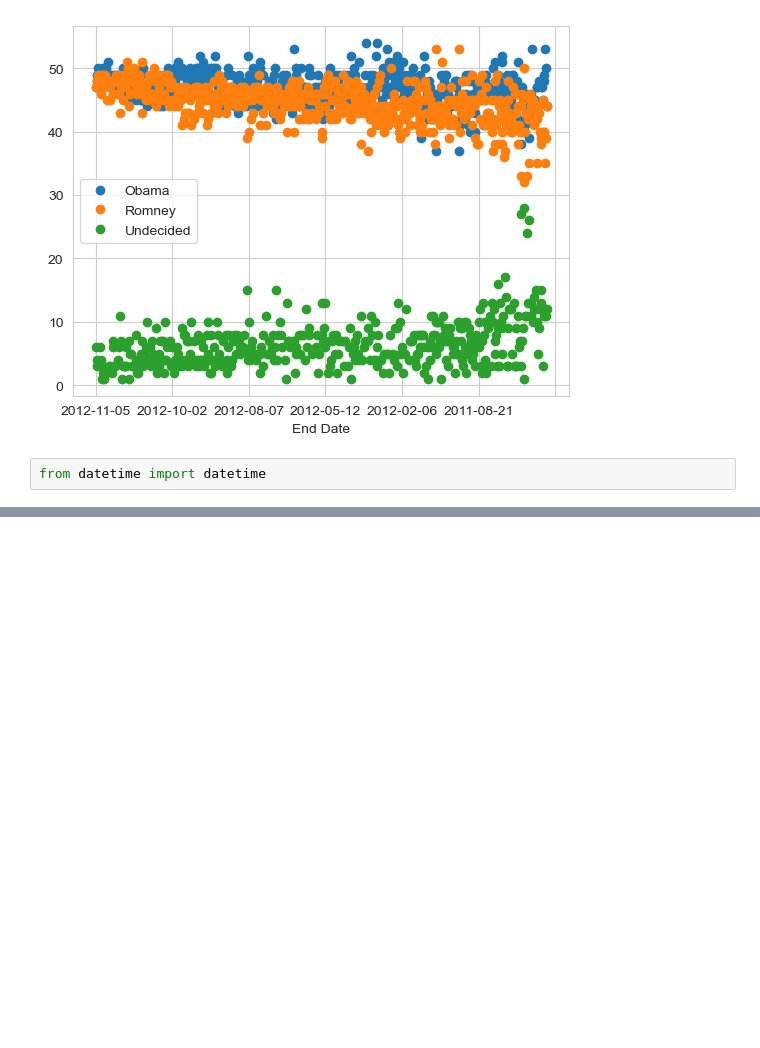
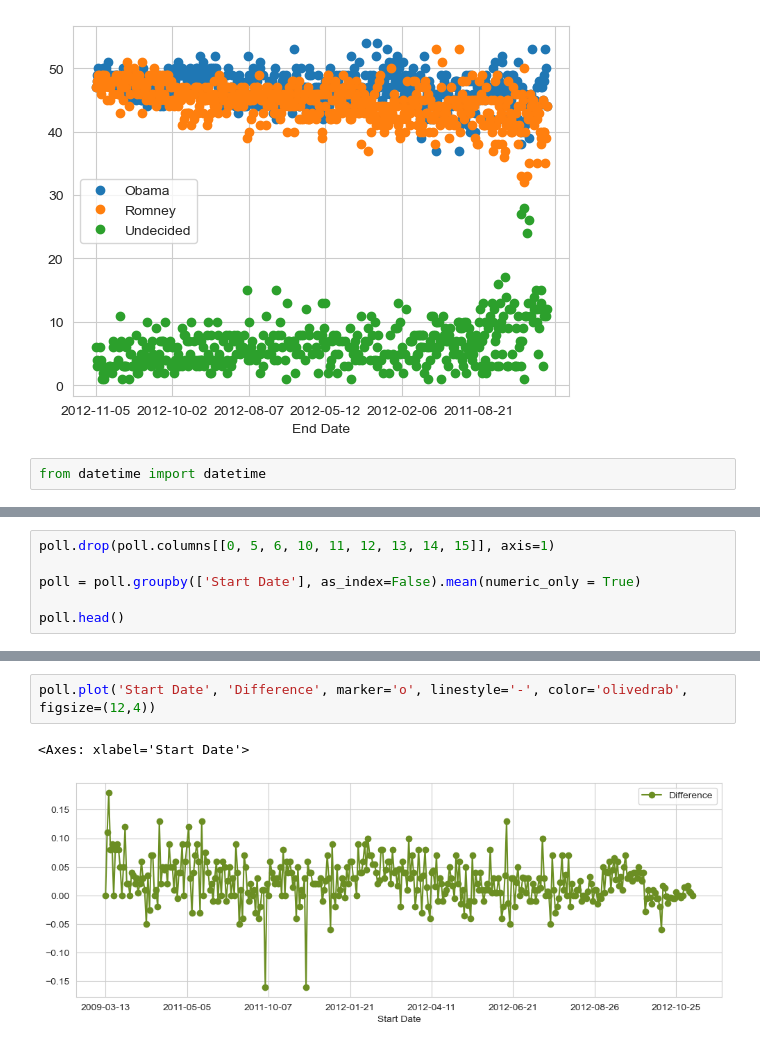
Before and after one commit to MohammedUsman-hub/Election-Analysis, a Jupyter notebook: ElectionAnalysis.ipynb, the cells around one changed output, grey strips where cells are left out. Drawn from its saved outputs; the diff is of its cells as text; blank space fills up the shorter version.

Commit message:
plotting start date and difference

```diff
--- a/ElectionAnalysis.ipynb
+++ b/ElectionAnalysis.ipynb
@@ -162,3 +162,9 @@ poll.head()
 | 2 | Gravis Marketing | 2012-11-03 | 2012-11-05 | 2012-11-06T09:22:02Z | 872.0 | Likely Voters | Automated Phone | ... |
 | 3 | IBD/TIPP | 2012-11-03 | 2012-11-05 | 2012-11-06T08:51:48Z | 712.0 | Likely Voters | Live Phone | ... |
 | 4 | Rasmussen | 2012-11-03 | 2012-11-05 | 2012-11-06T08:47:50Z | 1500.0 | Likely Voters | Automated Phone | ... |
+# %%
+poll.drop(poll.columns[[0, 5, 6, 10, 11, 12, 13, 14, 15]], axis=1)
+
+poll = poll.groupby(['Start Date'], as_index=False).mean(numeric_only = True)
+
+poll.head()
@@ -164,0 +178,5 @@ poll.head()
+# %%
+poll.plot('Start Date', 'Difference', marker='o', linestyle='-', color='olivedrab', figsize=(12,4))
+# %% [output]
+<Axes: xlabel='Start Date'>
+[figure, added]
```
Also changed, not shown: parts of 1 cell of this notebook.
